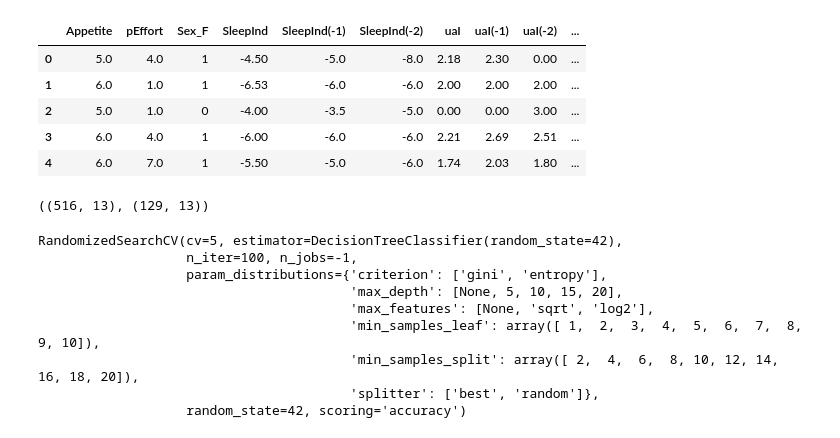
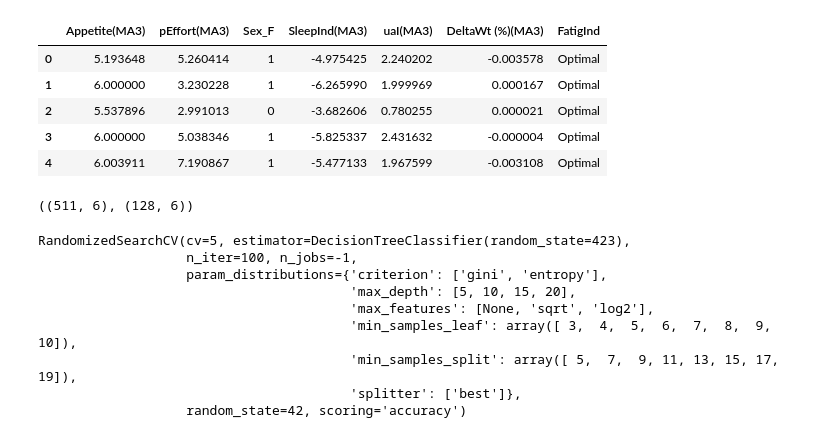
Before and after one commit to jepe06/Project-One---Fatigue-Index, a Jupyter notebook: Model DTree 08.ipynb, the cells around one changed output. Saved outputs shown, nothing was run; the diff lists cells and outputs as text; code cells hidden in the pictures.

```diff
--- a/Model DTree 08.ipynb
+++ b/Model DTree 08.ipynb
@@ -12,14 +12,15 @@ from sklearn.tree import DecisionTreeClassifier
 from sklearn.metrics import accuracy_score
 # %%
 df = pd.read_csv('08notsmote_FEAUTURES.csv')
+df = pd.read_csv('10ma_FEAUTURES.csv')
 df.head()
 # %% [output]
-|  | Appetite | pEffort | Sex_F | SleepInd | SleepInd(-1) | SleepInd(-2) | uaI | uaI(-1) | uaI(-2) | ... |
-| 0 | 5.0 | 4.0 | 1 | -4.50 | -5.0 | -8.0 | 2.18 | 2.30 | 0.00 | ... |
-| 1 | 6.0 | 1.0 | 1 | -6.53 | -6.0 | -6.0 | 2.00 | 2.00 | 2.00 | ... |
-| 2 | 5.0 | 1.0 | 0 | -4.00 | -3.5 | -5.0 | 0.00 | 0.00 | 3.00 | ... |
-| 3 | 6.0 | 4.0 | 1 | -6.00 | -6.0 | -6.0 | 2.21 | 2.69 | 2.51 | ... |
-| 4 | 6.0 | 7.0 | 1 | -5.50 | -5.0 | -6.0 | 1.74 | 2.03 | 1.80 | ... |
+|  | Appetite(MA3) | pEffort(MA3) | Sex_F | SleepInd(MA3) | uaI(MA3) | DeltaWt (%)(MA3) | FatigInd |
+| 0 | 5.193648 | 5.260414 | 1 | -4.975425 | 2.240202 | -0.003578 | Optimal |
+| 1 | 6.000000 | 3.230228 | 1 | -6.265990 | 1.999969 | 0.000167 | Optimal |
+| 2 | 5.537896 | 2.991013 | 0 | -3.682606 | 0.780255 | 0.000021 | Optimal |
+| 3 | 6.000000 | 5.038346 | 1 | -5.825337 | 2.431632 | -0.000004 | Optimal |
+| 4 | 6.003911 | 7.190867 | 1 | -5.477133 | 1.967599 | -0.003108 | Optimal |
 # %%
 X = df.drop(columns=["FatigInd"])
 y = df["FatigInd"]
@@ -27,20 +28,20 @@ y = df["FatigInd"]
 scaler = StandardScaler()
 X = scaler.fit_transform(X)
 
-X_train, X_test, y_train, y_test = train_test_split(X, y, stratify=y, test_size=0.2, random_state=3265)
+X_train, X_test, y_train, y_test = train_test_split(X, y, stratify=y, test_size=0.2, random_state=7856)
 X_train.shape, X_test.shape
 # %% [output]
-((516, 13), (129, 13))
+((511, 6), (128, 6))
 # %%
 # Initialize the DecisionTreeClassifier
-dt = DecisionTreeClassifier(random_state=42)
+dt = DecisionTreeClassifier(random_state=423)
 # Define the parameter grid
 param_distributions = {
     'criterion': ['gini', 'entropy'],  # Splitting criterion
-    'splitter': ['best', 'random'],   # Strategy for choosing the split
-    'max_depth': [None, 5, 10, 15, 20],  # Depth of the tree
-    'min_samples_split': np.arange(2, 21, 2),  # Minimum samples to split
-    'min_samples_leaf': np.arange(1, 11),  # Minimum samples per leaf
+    'splitter': ['best'],   # Strategy for choosing the split
+    'max_depth': [5, 10, 15, 20],  # Depth of the tree
+    'min_samples_split': np.arange(5, 21, 2),  # Minimum samples to split
+    'min_samples_leaf': np.arange(3, 11),  # Minimum samples per leaf
     'max_features': [None, 'sqrt', 'log2'],  # Number of features to consider
 }
 # Initialize RandomizedSearchCV
@@ -57,14 +58,14 @@ random_search = RandomizedSearchCV(
 # Fit to the training data
 random_search.fit(X_train, y_train)
 # %% [output]
-RandomizedSearchCV(cv=5, estimator=DecisionTreeClassifier(random_state=42),
+RandomizedSearchCV(cv=5, estimator=DecisionTreeClassifier(random_state=423),
                    n_iter=100, n_jobs=-1,
                    param_distributions={'criterion': ['gini', 'entropy'],
-                                        'max_depth': [None, 5, 10, 15, 20],
+                                        'max_depth': [5, 10, 15, 20],
                                         'max_features': [None, 'sqrt', 'log2'],
-                                        'min_samples_leaf': array([ 1,  2,  3,  4,  5,  6,  7,  8,  9, 10]),
-                                        'min_samples_split': array([ 2,  4,  6,  8, 10, 12, 14, 16, 18, 20]),
-                                        'splitter': ['best', 'random']},
+                                        'min_samples_leaf': array([ 3,  4,  5,  6,  7,  8,  9, 10]),
+                                        'min_samples_split': array([ 5,  7,  9, 11, 13, 15, 17, 19]),
+                                        'splitter': ['best']},
                    random_state=42, scoring='accuracy')
 # %%
 # Retrieve the best parameters and model
```
Also changed, not shown: parts of 5 cells of this notebook, 25 other files.
